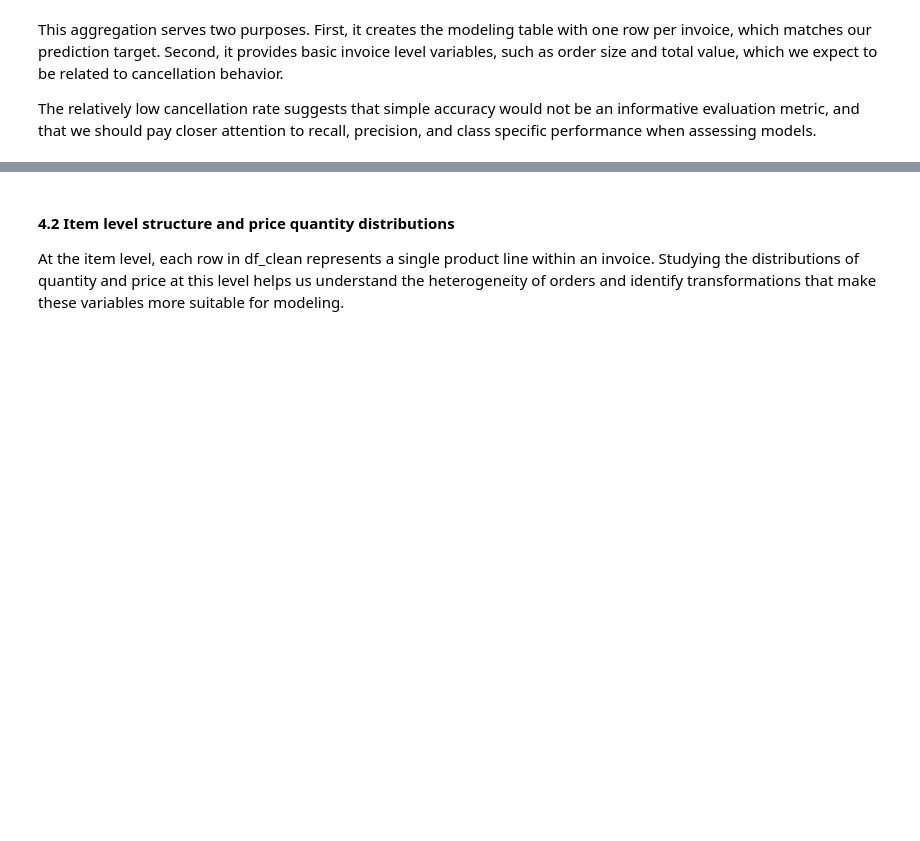
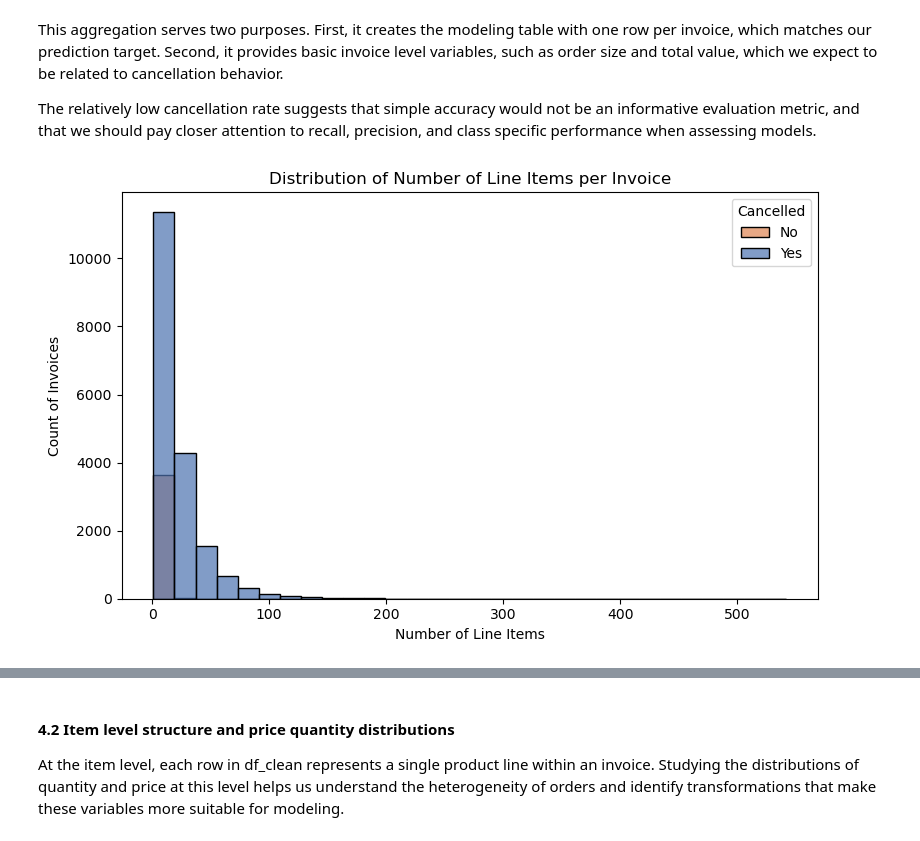
Before and after one commit to jz024/online_retail, a Jupyter notebook: final_project_ver3.ipynb, the cells around one changed output, grey strips where cells are left out. Cells and saved outputs as stored; diff of their text form; code cells hidden in the pictures; blank space fills up the shorter version.

```diff
--- a/final_project_ver3.ipynb
+++ b/final_project_ver3.ipynb
@@ -382,3 +382,28 @@ np.float64(0.16469845848733436)
 This aggregation serves two purposes. First, it creates the modeling table with one row per invoice, which matches our prediction target. Second, it provides basic invoice level variables, such as order size and total value, which we expect to be related to cancellation behavior.
 
 The relatively low cancellation rate suggests that simple accuracy would not be an informative evaluation metric, and that we should pay closer attention to recall, precision, and class specific performance when assessing models.
+# %%
+import matplotlib.pyplot as plt
+import seaborn as sns
+
+# Compute number of line items per invoice
+
+plt.figure(figsize=(8, 5))
+sns.histplot(
+    data=invoice_df,
+    x="n_lines",
+    hue="is_cancel",
+    bins=30,
+    kde=False,
+    palette=["#4C72B0", "#DD8452"],
+    alpha=0.7
+)
+
+plt.title("Distribution of Number of Line Items per Invoice")
+plt.xlabel("Number of Line Items")
+plt.ylabel("Count of Invoices")
+plt.legend(title="Cancelled", labels=["No", "Yes"])
+plt.tight_layout()
+plt.show()
+# %% [output]
+[figure, added]
```
Also changed, not shown: parts of 25 cells of this notebook.
